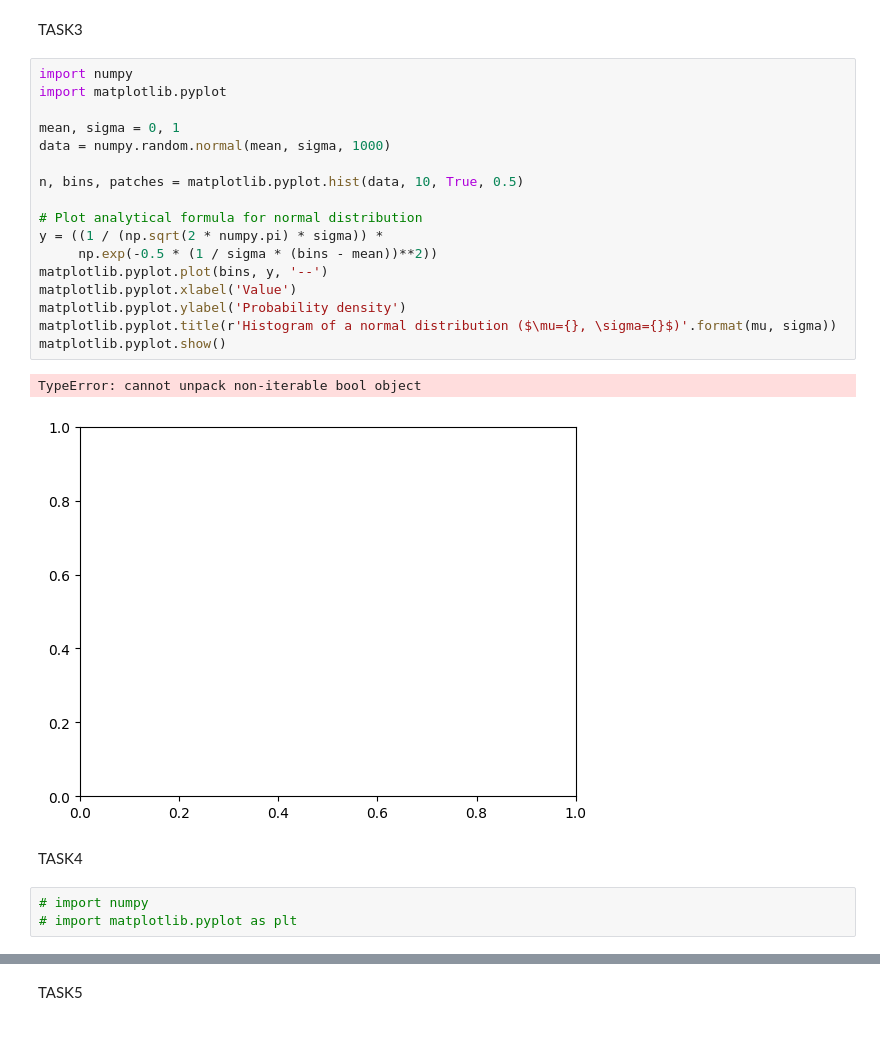
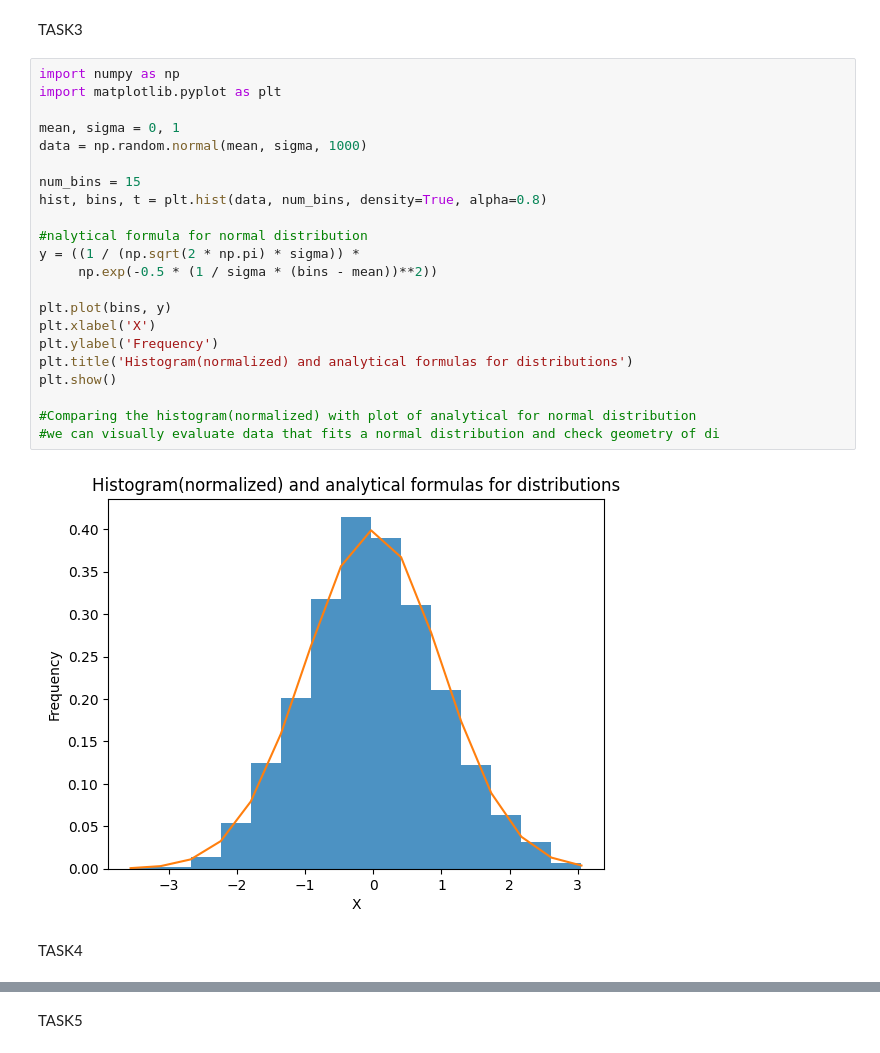
Before and after one commit to DanieloSendi/LaboratoryClasses_Data_Analitycs, a Jupyter notebook: Lab1_Random data visualisation and sampling/Lab1_Random_data_visualisation_and_sampling.ipynb, the cells around one changed output, grey strips where cells are left out. Cells and saved outputs as stored; diff of their text form.

```diff
--- a/Lab1_Random data visualisation and sampling/Lab1_Random_data_visualisation_and_sampling.ipynb
+++ b/Lab1_Random data visualisation and sampling/Lab1_Random_data_visualisation_and_sampling.ipynb
@@ -35,27 +34,28 @@ array5_b = numpy.random.multivariate_normal(mean, cov2, 10000)
 # %% [markdown]
 TASK3
 # %%
-import numpy
-import matplotlib.pyplot
+import numpy as np
+import matplotlib.pyplot as plt
 
 mean, sigma = 0, 1
-data = numpy.random.normal(mean, sigma, 1000)
+data = np.random.normal(mean, sigma, 1000)
 
-n, bins, patches = matplotlib.pyplot.hist(data, 10, True, 0.5)
+num_bins = 15
+hist, bins, t = plt.hist(data, num_bins, density=True, alpha=0.8)
 
-# Plot analytical formula for normal distribution
-y = ((1 / (np.sqrt(2 * numpy.pi) * sigma)) *
+#nalytical formula for normal distribution
+y = ((1 / (np.sqrt(2 * np.pi) * sigma)) *
      np.exp(-0.5 * (1 / sigma * (bins - mean))**2))
-matplotlib.pyplot.plot(bins, y, '--')
-matplotlib.pyplot.xlabel('Value')
-matplotlib.pyplot.ylabel('Probability density')
-matplotlib.pyplot.title(r'Histogram of a normal distribution ($\mu={}, \sigma={}$)'.format(mu, sigma))
-matplotlib.pyplot.show()
+
+plt.plot(bins, y)
+plt.xlabel('X')
+plt.ylabel('Frequency')
+plt.title('Histogram(normalized) and analytical formulas for distributions')
+plt.show()
+
+#Comparing the histogram(normalized) with plot of analytical for normal distribution
+#we can visually evaluate data that fits a normal distribution and check geometry of di
 # %% [output]
-TypeError: cannot unpack non-iterable bool object
-[figure, old version]
+[figure, new version]
 # %% [markdown]
 TASK4
-# %%
-# import numpy
-# import matplotlib.pyplot as plt
```
Also changed, not shown: parts of 5 cells of this notebook.
